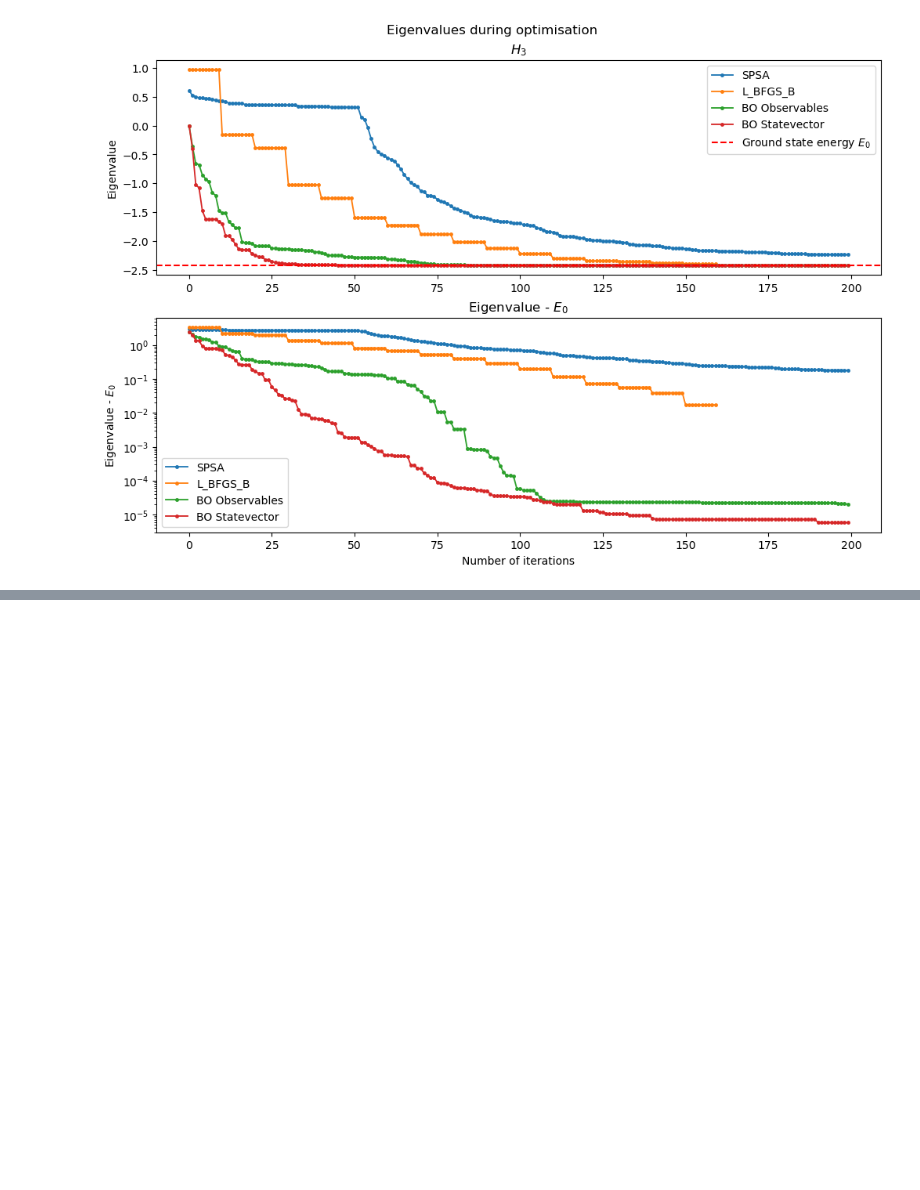
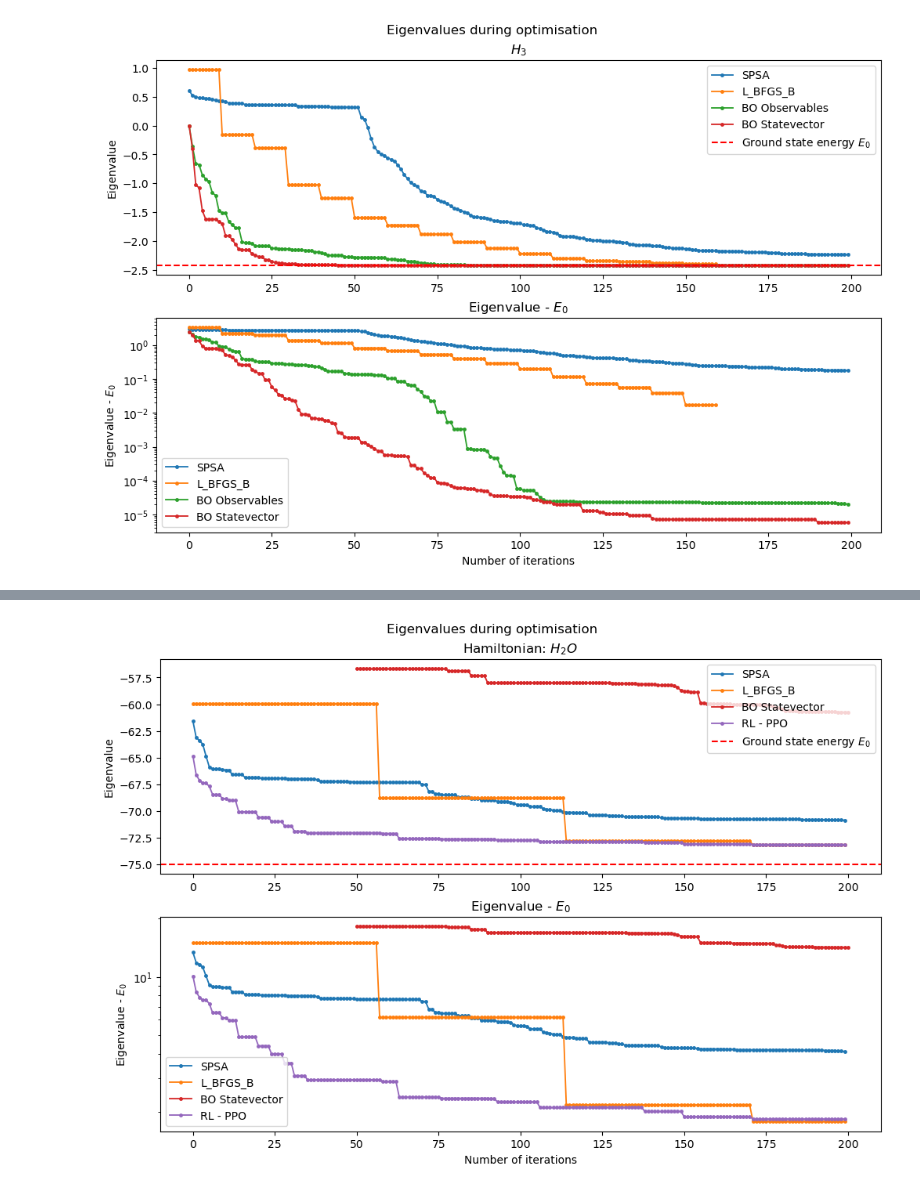
Before and after one commit to babulab/VariationalQuantumEigensolver-ML, a Jupyter notebook: notebooks/Results.ipynb, the cells around one changed output, grey strips where cells are left out. Saved outputs shown, nothing was run; the diff lists cells and outputs as text; code cells hidden in the pictures; blank space fills up the shorter version.

```diff
--- a/notebooks/Results.ipynb
+++ b/notebooks/Results.ipynb
@@ -155,0 +197,53 @@ plt.show()
+# %%
+## H20
+#SPSA
+with open('../results/vqe/results_hamiltonian_H2O_14qubits_spsa.json', 'r') as f:
+    results_spsa = json.load(f)
+
+#L_BFGS_B
+with open('../results/vqe/results_hamiltonian_H2O_14qubits_lbfgsb.json', 'r') as f:
+    results_lbfgsb = json.load(f)
+
+
+#BO Statevector
+with open('../results/vqe/results_hamiltonian_H2O_14qubits_bo_statevector.json', 'r') as f:
+    results_bo_statevector = json.load(f)
+
+#RL PPO
+with open('../results/vqe/results_hamiltonian_H2O_14qubits_ppo.json', 'r') as f:
+    results_ppo = json.load(f)
+ground_state_energy_H20 = results_spsa['real_ground_state_energy']
+# %%
+fig, ax = plt.subplots(2,1,figsize=(10,7), facecolor='white', constrained_layout = True, sharex=False, sharey=False)
+
+plt.suptitle('Eigenvalues during optimisation')
+
+n_samples = np.arange(len(results_spsa['history_best_eigenvalue_runs'][0]))
+ax[0].set_title(r'Hamiltonian: $H_{2}O$')
+
+ax[0].plot(n_samples, np.mean(np.array(results_spsa['history_best_eigenvalue_runs']),0),'-o', label='SPSA', linewidth=1.3, markersize=2.5, color='C0')
+ax[0].plot(n_samples, np.mean(np.array(results_lbfgsb['history_best_eigenvalue_runs']),0),'-o', label='L_BFGS_B', linewidth=1.3, markersize=2.5, color='C1')
+ax[0].plot(np.arange(results_bo_statevector['n_initial_samples'],results_bo_statevector['size_dataset']+1),
+             np.mean(np.array(results_bo_statevector['history_best_eigenvalue_runs']),0),'-o', label='BO Statevector', linewidth=1.3, markersize=2.5, color='C3')
+ax[0].plot(n_samples, np.mean(np.array(results_ppo['history_best_eigenvalue_runs']),0),'-o', label='RL - PPO', linewidth=1.3, markersize=2.5, color='C4')
+ax[0].axhline(ground_state_energy_H20, linestyle='--',color='r', label='Ground state energy $E_{0}$')
+
+ax[1].set_title('Eigenvalue - $E_{0}$')
+ax[1].plot(n_samples, np.mean(np.array(results_spsa['history_best_eigenvalue_runs']),0) - ground_state_energy_H20,'-o', label='SPSA', linewidth=1.3, markersize=2.5, color='C0')
+ax[1].plot(n_samples, np.mean(np.array(results_lbfgsb['history_best_eigenvalue_runs']),0) - ground_state_energy_H20,'-o', label='L_BFGS_B', linewidth=1.3, markersize=2.5, color='C1')
+ax[1].plot(np.arange(results_bo_statevector['n_initial_samples'],results_bo_statevector['size_dataset']+1),
+            np.mean(np.array(results_bo_statevector['history_best_eigenvalue_runs']),0) - ground_state_energy_H20,'-o', label='BO Statevector', linewidth=1.3, markersize=2.5, color='C3')
+ax[1].plot(n_samples, np.mean(np.array(results_ppo['history_best_eigenvalue_runs']),0) - ground_state_energy_H20,'-o', label='RL - PPO', linewidth=1.3, markersize=2.5, color='C4')
+
+
+ax[1].set_yscale('log')
+ax[0].set_ylabel('Eigenvalue')
+ax[1].set_ylabel('Eigenvalue - $E_{0}$')
+ax[1].set_xlabel('Number of iterations')
+ax[0].legend(loc='upper right')
+ax[1].legend(loc='upper right')
+
+plt.legend()
+plt.show()
+# %% [output]
+[figure, added]
```
Also changed, not shown: parts of 10 cells of this notebook, 11 other files.
